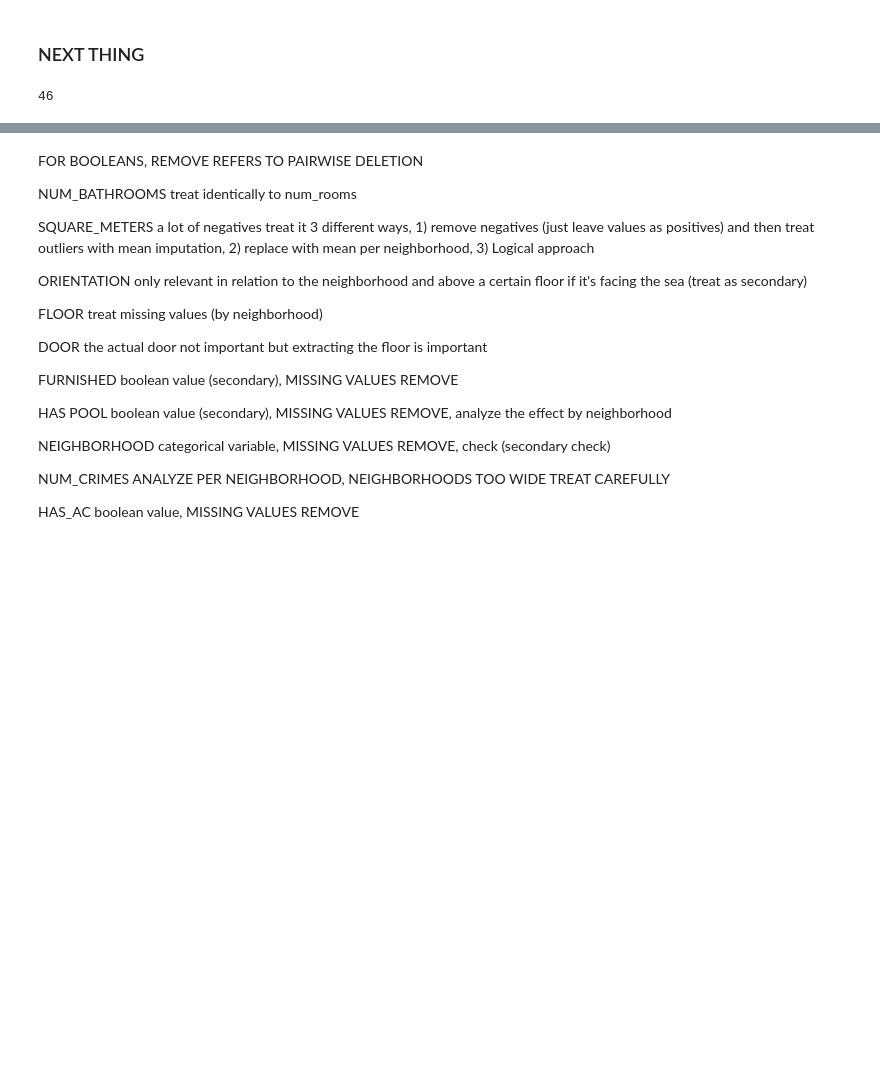
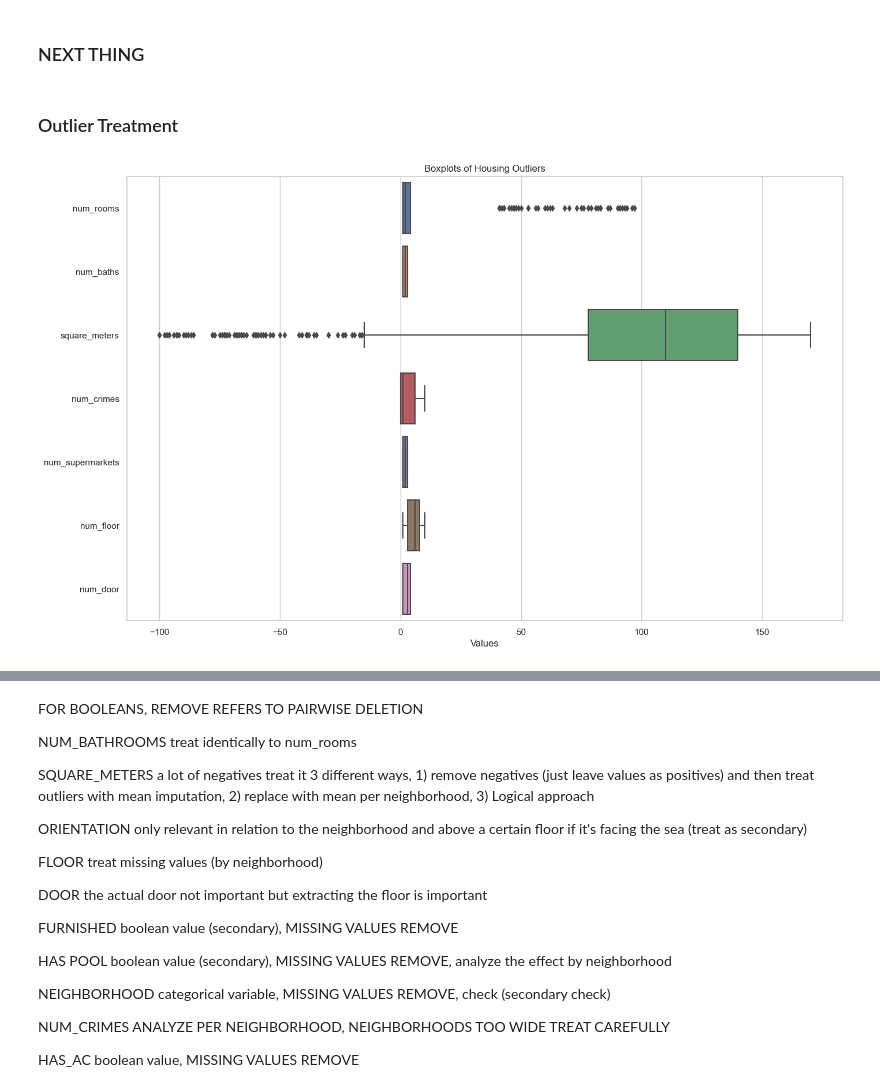
Before and after one commit to monbiote/Barcelona_Apartment_Price_Predictor, a Jupyter notebook: Sarria_nb.ipynb, the cells around one changed output, grey strips where cells are left out. Saved outputs shown, nothing was run; the diff lists cells and outputs as text; code cells hidden in the pictures; blank space fills up the shorter version.

```diff
--- a/Sarria_nb.ipynb
+++ b/Sarria_nb.ipynb
@@ -247,13 +247,28 @@ p-value: 1.0
 [figure]
 # %% [markdown]
 ### NEXT THING
-# %%
-# NUM_ROOMS
-outliers = df_train[df_train['num_rooms'] > 6]
-print(len(outliers)) # too many outliers, propose mean imputation per neighborhood
-# %% [output]
-46
 # %%
 # filling outliers
 # distr_means = df_train[df_train['neighborhood']].mean()
 # distr_means.plot(kind='bar')
+# %% [markdown]
+### Outlier Treatment
+# %%
+# Create a matrix of boxplots using Seaborn
+sns.set(style="whitegrid")
+plt.figure(figsize=(16, 10))  # Adjust the figsize as needed
+
+# Specify the columns you want to create boxplots for
+columns_to_plot = ['num_rooms', 'num_baths', 'square_meters',
+                     'num_crimes',
+                    'num_supermarkets', 'num_floor', 'num_door']
+
+# Create the matrix of boxplots
+sns.boxplot(data=df_train[columns_to_plot], orient="h")
+
+# Customize the appearance or layout as needed
+plt.title("Boxplots of Housing Outliers")
+plt.xlabel("Values")
+plt.show()
+# %% [output]
+[figure, added]
```
Also changed, not shown: parts of 7 cells of this notebook.
